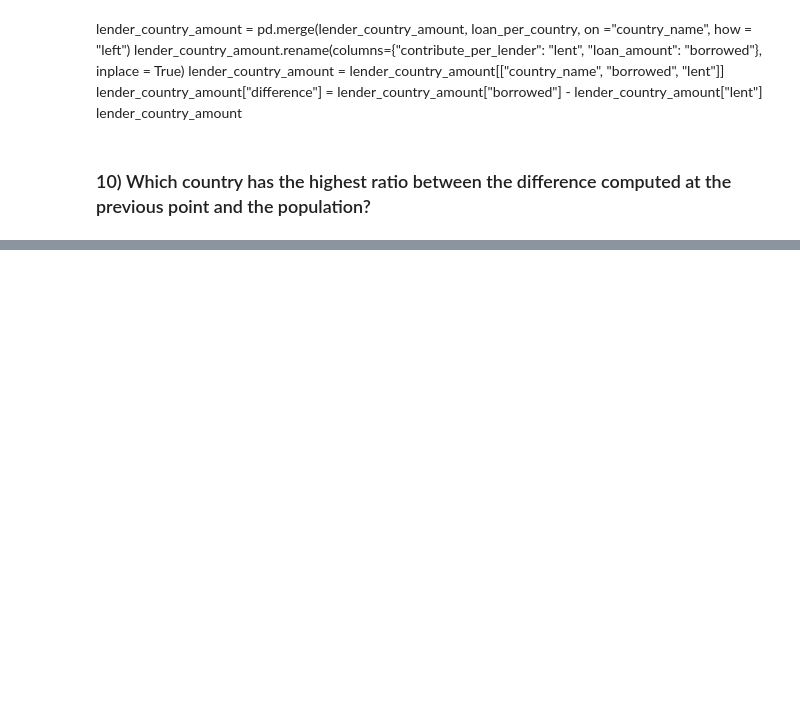
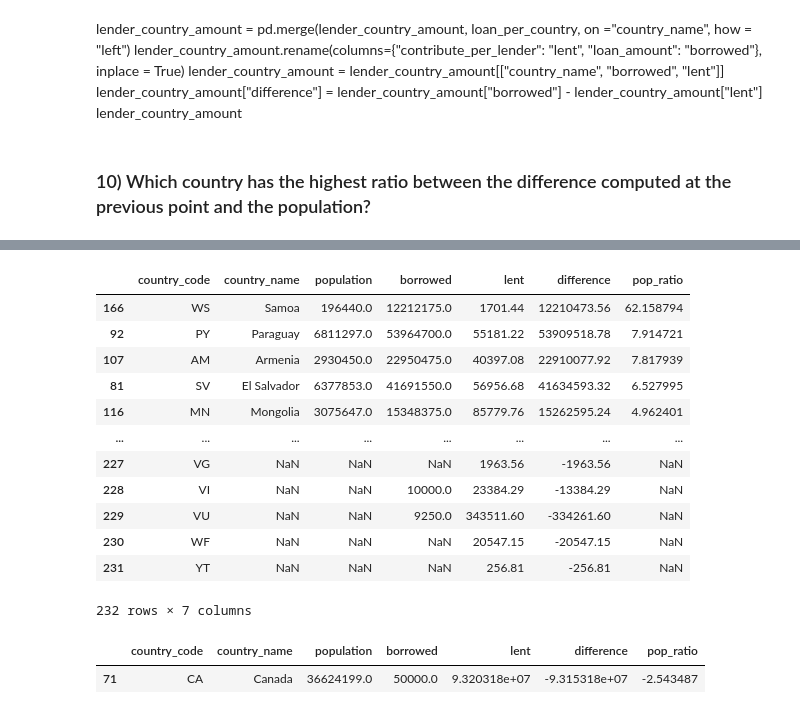
Before and after one commit to paolomariani/Foundations-of-Computer-Science-Project, a Jupyter notebook: Foundations of Computer Science Project Notebook.ipynb, the cells around one changed output, grey strips where cells are left out. Drawn from its saved outputs; the diff is of its cells as text; code cells hidden in the pictures; blank space fills up the shorter version.

Commit message:
Checkpoint at task 10, not sure if the Difference has to be positive or can be negative also

```diff
--- a/Foundations of Computer Science Project Notebook.ipynb
+++ b/Foundations of Computer Science Project Notebook.ipynb
@@ -1028,0 +1034,24 @@ lenders.country_name.isnull().sum()
+# %%
+lenders_country_amount = pd.merge(country_stats[["country_code", "country_name", "population"]], lenders_country_amount, on ="country_code", how= "right")
+lenders_country_amount["pop_ratio"] = lenders_country_amount["difference"]/lenders_country_amount["population"]
+lenders_country_amount = lenders_country_amount.sort_values(by="pop_ratio", ascending = False)
+lenders_country_amount
+# %% [output]
+|  | country_code | country_name | population | borrowed | lent | difference | pop_ratio |
+| 166 | WS | Samoa | 196440.0 | 12212175.0 | 1701.44 | 12210473.56 | 62.158794 |
+| 92 | PY | Paraguay | 6811297.0 | 53964700.0 | 55181.22 | 53909518.78 | 7.914721 |
+| 107 | AM | Armenia | 2930450.0 | 22950475.0 | 40397.08 | 22910077.92 | 7.817939 |
+| 81 | SV | El Salvador | 6377853.0 | 41691550.0 | 56956.68 | 41634593.32 | 6.527995 |
+| 116 | MN | Mongolia | 3075647.0 | 15348375.0 | 85779.76 | 15262595.24 | 4.962401 |
+| ... | ... | ... | ... | ... | ... | ... | ... |
+| 227 | VG | NaN | NaN | NaN | 1963.56 | -1963.56 | NaN |
+| 228 | VI | NaN | NaN | 10000.0 | 23384.29 | -13384.29 | NaN |
+| 229 | VU | NaN | NaN | 9250.0 | 343511.60 | -334261.60 | NaN |
+| 230 | WF | NaN | NaN | NaN | 20547.15 | -20547.15 | NaN |
+| 231 | YT | NaN | NaN | NaN | 256.81 | -256.81 | NaN |
+232 rows × 7 columns
+# %%
+lenders_country_amount[lenders_country_amount.country_code == "CA"]
+# %% [output]
+|  | country_code | country_name | population | borrowed | lent | difference | pop_ratio |
+| 71 | CA | Canada | 36624199.0 | 50000.0 | 9.320318e+07 | -9.315318e+07 | -2.543487 |
```
Also changed, not shown: parts of 13 cells of this notebook.
